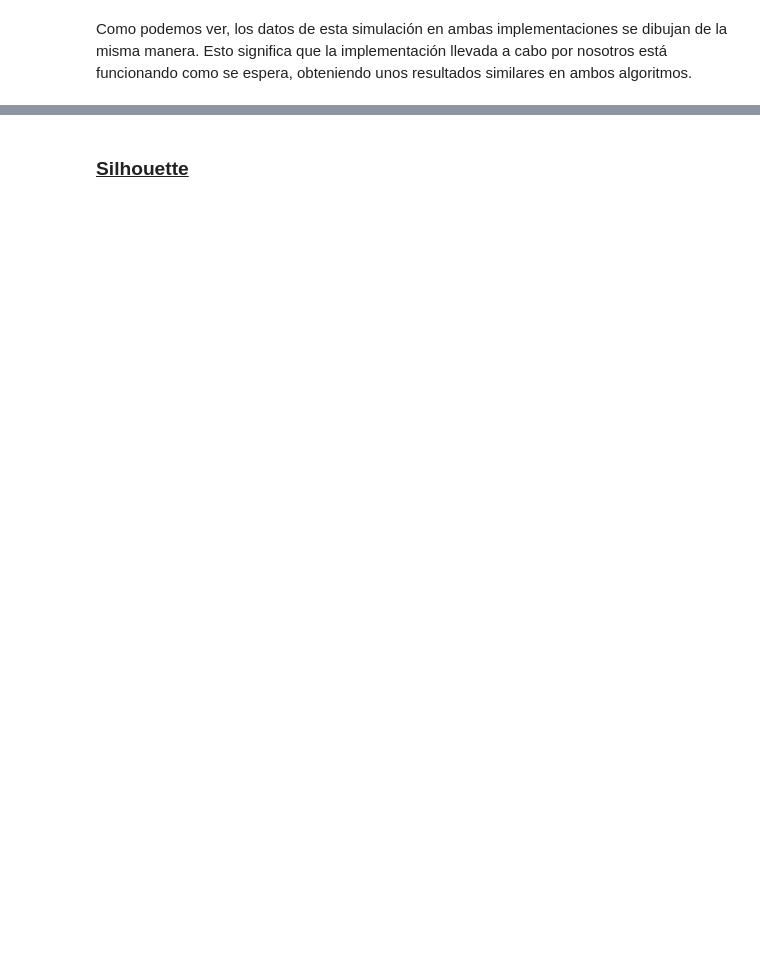
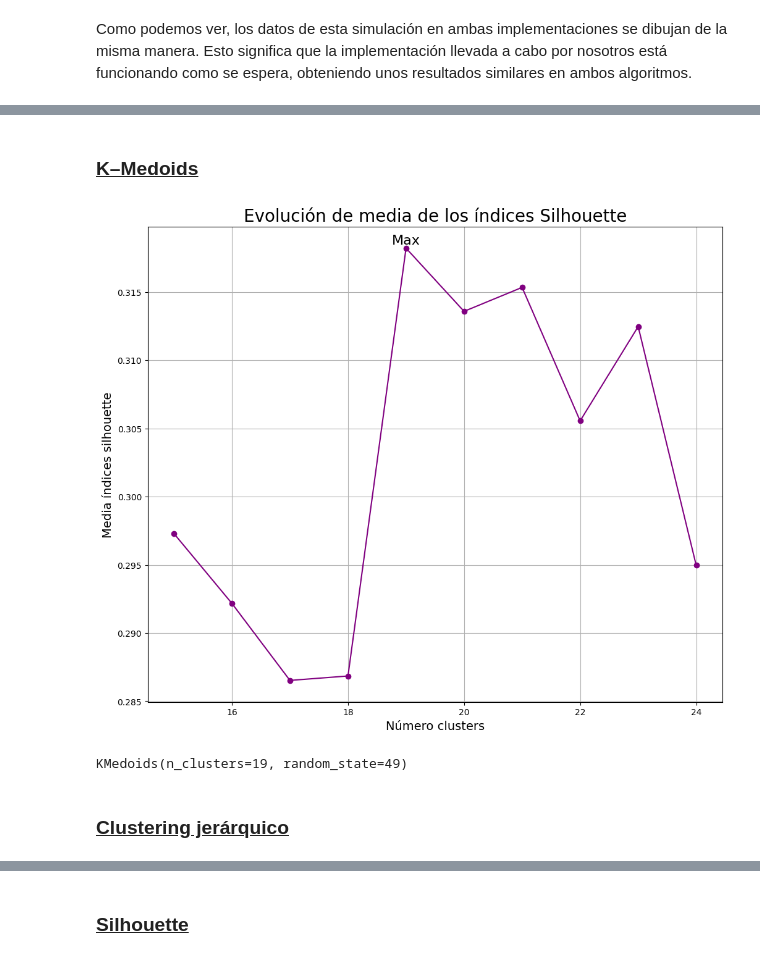
Before and after one commit to celiiaaa/Star_Classification_Clustering, a Jupyter notebook: main.ipynb, the cells around one changed output, grey strips where cells are left out. Cells and saved outputs as stored; diff of their text form; code cells hidden in the pictures; blank space fills up the shorter version.

```diff
--- a/main.ipynb
+++ b/main.ipynb
@@ -297,0 +437,35 @@ X_scaled = scale(X_df)
+# %% [markdown]
+### <u>K–Medoids</u>
+# %%
+# -------------------------------------------------------------------------
+# Número de clusters
+# -------------------------------------------------------------------------
+
+range_n_clusters = range(15, 25)
+valores_medios_silhouette = []
+
+for n_clusters in range_n_clusters:
+    modelo = KMedoids(
+        n_clusters   = n_clusters,
+        random_state = 49
+    )
+    cluster_labels = modelo.fit_predict(X_scaled_one)
+    silhouette_avg = silhouette_score(X_scaled_one, cluster_labels)
+    valores_medios_silhouette.append(silhouette_avg)
+
+# Encontrar el número de clústeres con la puntuación de silueta máxima
+max_silhouette_idx = np.argmax(valores_medios_silhouette)
+max_silhouette_score = valores_medios_silhouette[max_silhouette_idx]
+best_n_clusters = range_n_clusters[max_silhouette_idx]
+
+# Método silueta para datos escalados
+metodo_silueta(range_n_clusters, valores_medios_silhouette, best_n_clusters, max_silhouette_score+0.0001)
+# %% [output]
+[figure, added]
+# %%
+# Modelo
+modelo_kmedoids_one = KMedoids(n_clusters=19, random_state=49)
+# Entrenar el modelo
+modelo_kmedoids_one.fit(X=X_scaled_one)
+# %% [output]
+KMedoids(n_clusters=19, random_state=49)
@@ -297,0 +476,2 @@ X_scaled = scale(X_df)
+# %% [markdown]
+### <u>Clustering jerárquico</u>
```
Also changed, not shown: parts of 45 cells of this notebook.
